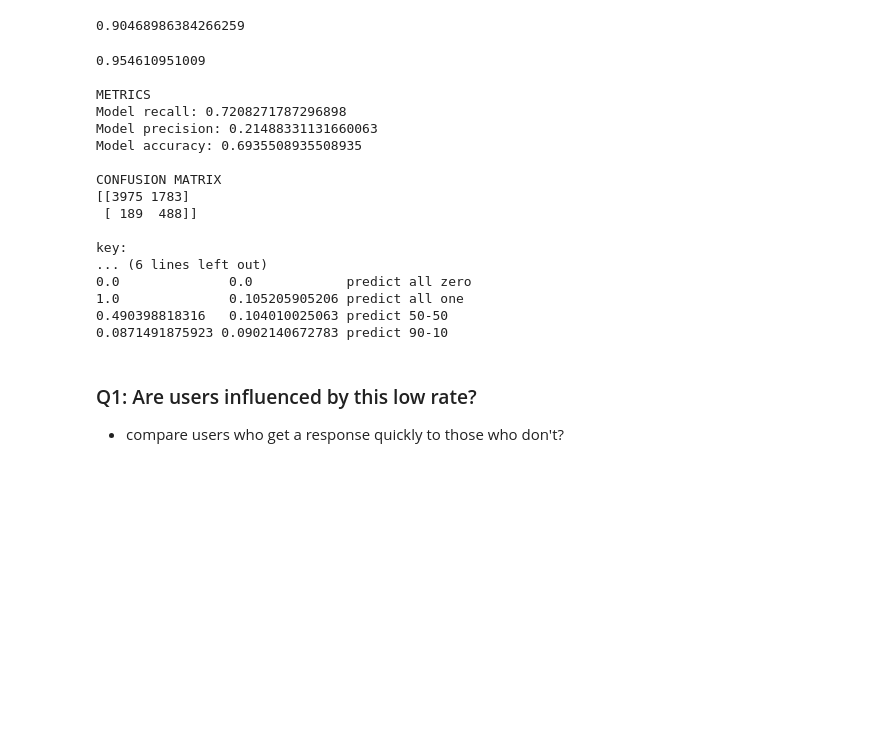
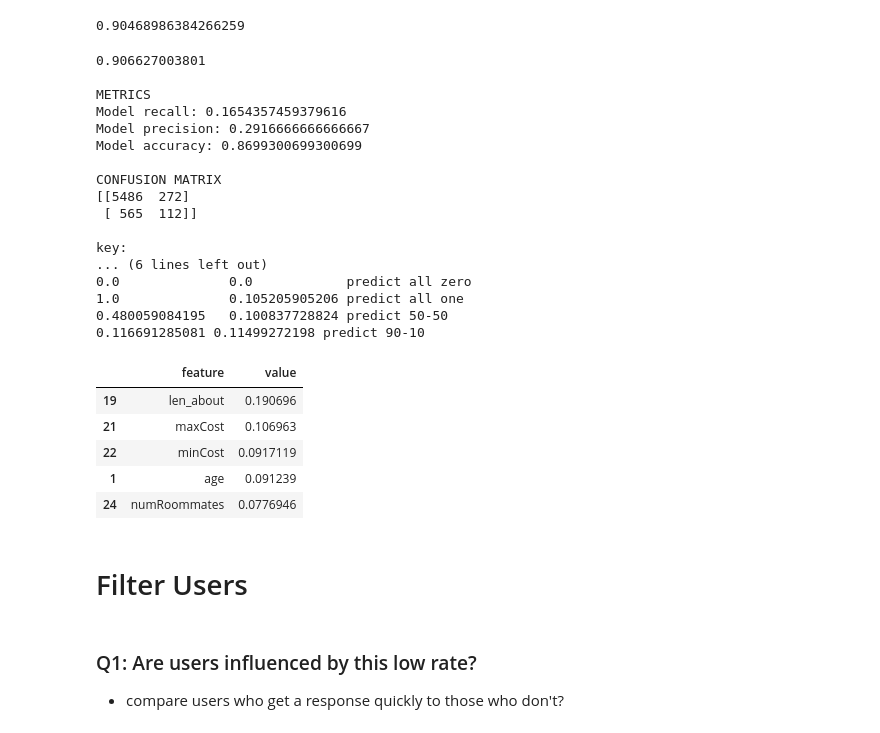
Before and after one commit to rczyrnik/Find-A-Flatmate, a Jupyter notebook: 5_Conclusions.ipynb, the cells around one changed output. Drawn from its saved outputs; the diff is of its cells as text; code cells hidden in the pictures; blank space fills up the shorter version.

Commit message:
added a crude filter

```diff
--- a/5_Conclusions.ipynb
+++ b/5_Conclusions.ipynb
@@ -85,9 +85,13 @@ user_df.hometownCountry = user_df.hometownCountry.apply(lambda x: 1 if isinstanc
 user_df.hometownState = user_df.hometownState.apply(lambda x: 1 if isinstance(x,str) else 0)
 user_df.work = user_df.work.apply(lambda x: 1 if isinstance(x,str) else 0)
 
-# TF = {True:1, False:0}
-# TF_col = ['facebookId','has_about','has_room','linkedinId','picture','has_about']
-# for col in TF_col:
-#     X[col]= X[col].map(TF)
-# to_drop = ['type','uid','about','metro','picture','facebookId','linkedinId']
-# X = X.drop(to_drop, axis=1)
+col_to_keep = ['I_count','age', 'amenities','college','exclaim_count','gender','has_about', 'has_facebookId',
+       'has_linkedinId', 'has_picture', 'has_room','hobbies','hometownCity','hometownState','hometownCountry',
+               'inRelationship', 'isClean',
+       'isNight', 'isStudent', 'len_about','location','maxCost','minCost','neighborhoods','numRoommates',
+       'period_count','petsOk','question_count','smokingOk', 'term','work']
+user_df['const']=1
+user_df['interact'] = user_df['interact'].apply(lambda x: 1 if x else 0)
+X = user_df[col_to_keep].fillna(X.mean(axis=0))
+y_wconst = user_df[['interact','const']]
+y = user_df['interact']
@@ -107,7 +104,7 @@ y = user_df['interact']
 X_train, X_test, y_train, y_test = train_test_split(X.as_matrix(), y.as_matrix(), random_state=17)
 
 # resample
-X_train, y_train = ms.oversample(X_train, y_train, .5)
+X_train, y_train = ms.oversample(X_train, y_train, .25)
 
 # scale data
 scaler = StandardScaler()
@@ -166,29 +163,37 @@ def display_metrics():
 # %%
 model = GradientBoostingClassifier()
 model.fit(X_train, y_train)
 y_pred = model.predict(X_test)
 
 print(get_NPV(confusion_matrix(y_test, y_pred)))
 # show metrics
 display_metrics()
 
 # # show importances
-# display_importances_trees().head(5)
+display_importances_trees().head(5)
 # %% [output]
-0.954610951009
+0.906627003801
 
 METRICS
-Model recall: 0.7208271787296898
-Model precision: 0.21488331131660063
-Model accuracy: 0.6935508935508935
+Model recall: 0.1654357459379616
+Model precision: 0.2916666666666667
+Model accuracy: 0.8699300699300699
 
 CONFUSION MATRIX
-[[3975 1783]
- [ 189  488]]
+[[5486  272]
+ [ 565  112]]
 
 key:
 ... (6 lines left out)
 0.0              0.0            predict all zero
 1.0              0.105205905206 predict all one
-0.490398818316   0.104010025063 predict 50-50
-0.0871491875923 0.0902140672783 predict 90-10
+0.480059084195   0.100837728824 predict 50-50
+0.116691285081 0.11499272198 predict 90-10
+|  | feature | value |
+| 19 | len_about | 0.190696 |
+| 21 | maxCost | 0.106963 |
+| 22 | minCost | 0.0917119 |
+| 1 | age | 0.091239 |
+| 24 | numRoommates | 0.0776946 |
+# %% [markdown]
+# Filter Users
```
Also changed, not shown: parts of 3 cells of this notebook, 2 other files.
